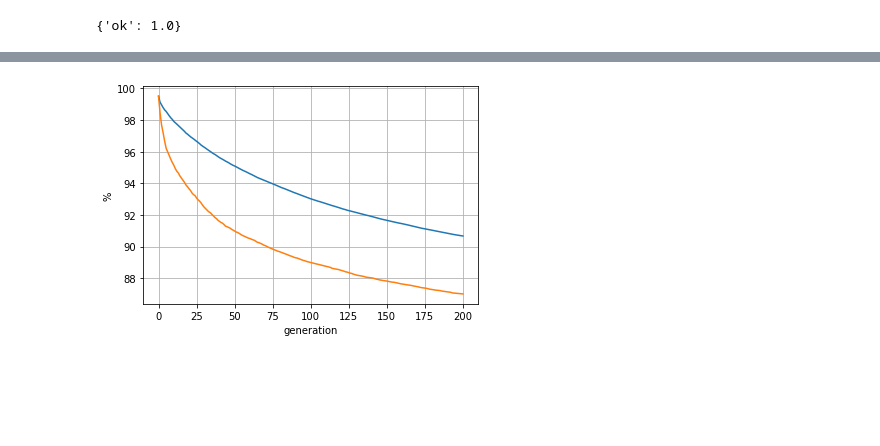
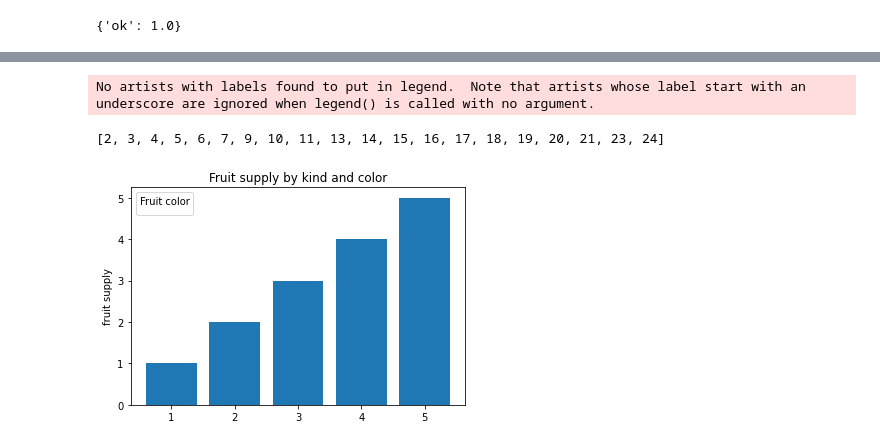
Before and after one commit to mikhailnefedov/OneTrainTransferProblemGenerator, a Jupyter notebook: python_backend/visualization_notebook.ipynb, the cells around one changed output, grey strips where cells are left out. Cells and saved outputs as stored; diff of their text form; code cells hidden in the pictures; blank space fills up the shorter version.

```diff
--- a/python_backend/visualization_notebook.ipynb
+++ b/python_backend/visualization_notebook.ipynb
@@ -61,47 +64,23 @@ create_percentage_plot("KnownSolutionsEvolutionarySolver", "50-20-50-200-0,30000
-# %%
-def cost_values_to_percentages(costs, start_value):
-    percentage_values = []
-    for i in range(0, len(costs)):
-        percentage_values.append(costs[i] / start_value * 100)
-    return percentage_values
-
-def convert_to_percentages(solver1_array, solver2_array):
-    for i in range(0, len(solver1_array)):
-        if (solver1_array[i][0] <= solver2_array[i][0]):
-            base_value = solver1_array[i][0]
-        else:
-            base_value = solver2_array[i][0]
-        if base_value != 0:
-            solver1_array[i] = cost_values_to_percentages(solver1_array[i], base_value)
-            solver2_array[i] = cost_values_to_percentages(solver2_array[i], base_value)
-
-
-def zip_solver_costs(solver1, solver1_config, solver2, solver2_config):
-    solver1_data = historical_evolution_data.find({"experimentId" : experiment_id, "solverName" : solver1, "solverConfiguration": solver1_config})
-    solver2_data = historical_evolution_data.find({"experimentId" : experiment_id, "solverName" : solver2, "solverConfiguration": solver2_config})
-
-    solver1_costs = list(map(lambda x: x["costData"], sorted(solver1_data, key= lambda x: x["instanceId"])))
-    solver2_costs = list(map(lambda x: x["costData"], sorted(solver2_data, key= lambda x: x["instanceId"])))
-
-    convert_to_percentages(solver1_costs, solver2_costs)
-
-    average_solver1_percentages = np.mean(np.array(solver1_costs), axis=0)
-    average_solver2_percentages = np.mean(np.array(solver2_costs), axis=0)
-    return average_solver1_percentages, average_solver2_percentages
-
-def create_solvers_comparison_plot(solver1_data, solver2_data):
-    fig, ax = plt.subplots()
-    ax.plot(solver1_data)
-    ax.plot(solver2_data)
-
-    ax.set(xlabel='generation', ylabel='%',
-       title= "")
-    ax.grid()
-
-    plt.show()
-
-solver1_data, solver2_data = zip_solver_costs("KnownSolutionsEvolutionarySolver", "50-20-50-200-0,300000-FreeCapacitySwapMutation",
-                                              "KnownSolutionsEvolutionarySolver", "50-20-50-200-0,300000-FreeCapacityAndPassengerSwapMutation")
-create_solvers_comparison_plot(solver1_data, solver2_data)
-# %% [output]
-[figure, removed]
+# %%
+def create_no_improvement_threshold_plot(solver_name):
+    data = historical_evolution_data.find({"experimentId" : experiment_id, "solverName" : solver_name})
+    box_width = 25
+    generation_lengths = list(map(lambda x: len(x["costData"]) % box_width, data))
+    generation_lengths = list(sorted(set(generation_lengths)))
+    print(generation_lengths)
+
+    fig, ax = plt.subplots()
+    ax.bar([1,2,3,4,5], [1,2,3,4,5])
+
+    ax.set_ylabel('fruit supply')
+    ax.set_title('Fruit supply by kind and color')
+    ax.legend(title='Fruit color')
+
+    plt.show()
+
+
+create_no_improvement_threshold_plot("KnownSolutionsFCAPSMNITEvolutionarySolver")
+# %% [output]
+No artists with labels found to put in legend.  Note that artists whose label start with an underscore are ignored when legend() is called with no argument.
+[2, 3, 4, 5, 6, 7, 9, 10, 11, 13, 14, 15, 16, 17, 18, 19, 20, 21, 23, 24]
+[figure, added]
```
Also changed, not shown: parts of 4 cells of this notebook, 2 other files.
